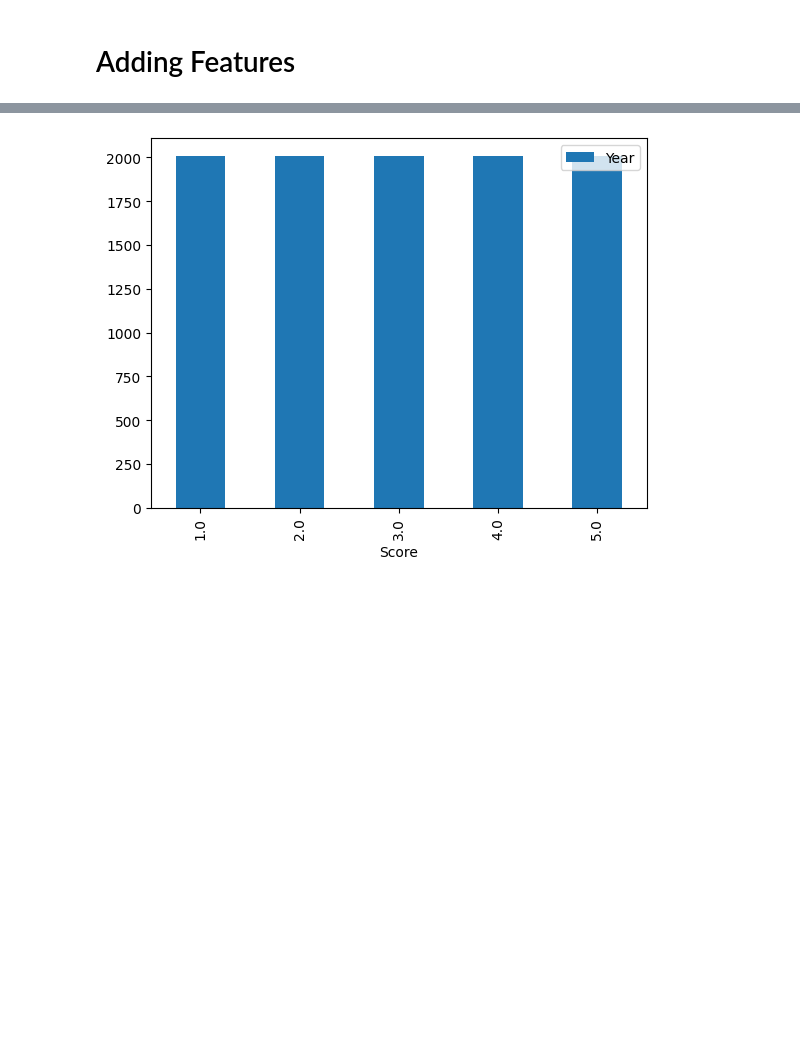
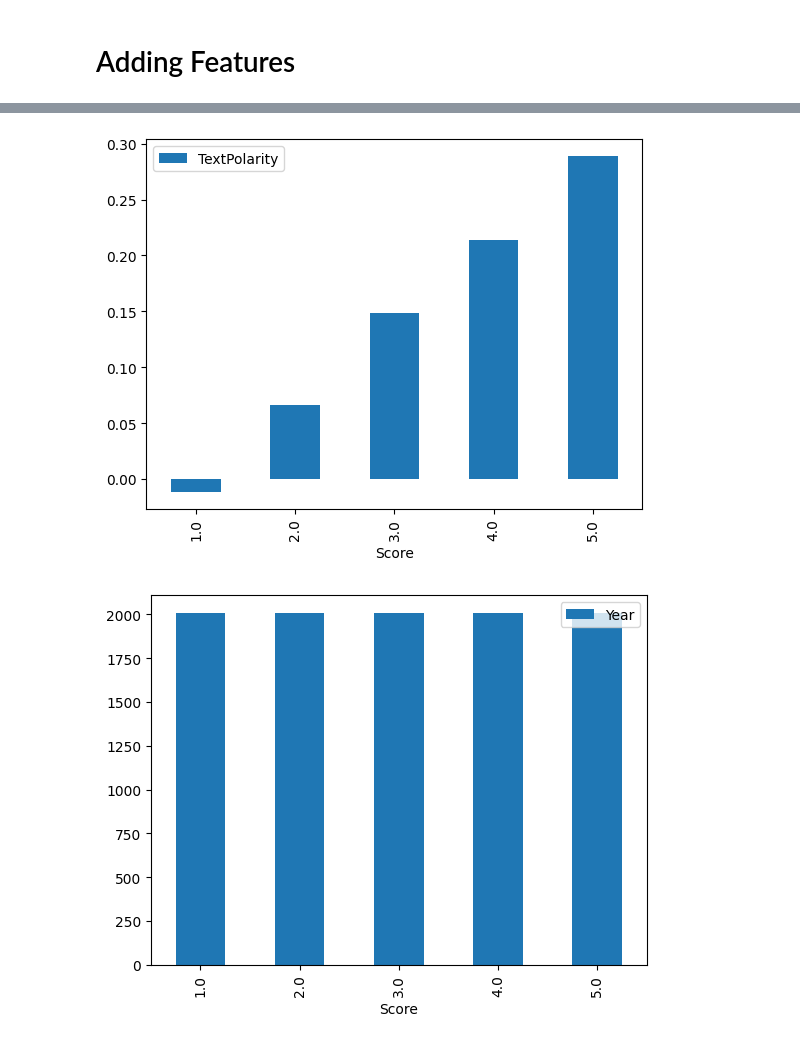
Before and after one commit to SeanRMcC/mccartys-midterm, a Jupyter notebook: starter_code.ipynb, the cells around one changed output, grey strips where cells are left out. Drawn from its saved outputs; the diff is of its cells as text; code cells hidden in the pictures; blank space fills up the shorter version.

Commit message:
Add feature for polarity of text portion using semantic analysis

```diff
--- a/starter_code.ipynb
+++ b/starter_code.ipynb
@@ -72,10 +73,12 @@ def add_features_to(df):
     df["NumQuestion"] = df["Text"].apply(lambda s: sum([1 for c in s if c == "?"]) if type(s) == str else 0)
     df["EmotionalPunc"] = df["NumExclamation"] + df["NumQuestion"]
 
-    df["TimeReadable"] = df["Time"].apply(lambda ts: datetime.fromtimestamp(ts))
-    df["Month"] = df["TimeReadable"].apply(lambda dt: dt.month)
-    df["Hour"] = df["TimeReadable"].apply(lambda dt: dt.hour)
-    df["Year"] = df["TimeReadable"].apply(lambda dt: dt.year)
+    # df["TimeReadable"] = df["Time"].apply(lambda ts: datetime.fromtimestamp(ts))
+    # df["Month"] = df["TimeReadable"].apply(lambda dt: dt.month)
+    # df["Hour"] = df["TimeReadable"].apply(lambda dt: dt.hour)
+    # df["Year"] = df["TimeReadable"].apply(lambda dt: dt.year)
+
+    df["TextPolarity"] = df["Text"].apply(lambda s: TextBlob(s).sentiment.polarity if type(s) == str else 0)
 
     return df
 
@@ -119,6 +122,11 @@ X_train.head(20)
 | 17 | 755559 | B00009NHAJ | A2OYT6UXIH4WSS | 1 | 1 | 1262131200 | madonna and sean looked cute toge... | i have to admit that madonna and ... | ... |
 | 18 | 79180 | 0788806734 | AL1HK3GRQF4RZ | 5 | 7 | 1202515200 | Loved this movie | I'm giving it 5 stars because the... | ... |
 | 19 | 333434 | 6302779448 | AZJXUVU1X8VB2 | 0 | 0 | 1402704000 | Great movie especially for Biolog... | I remember seeing this movie for ... | ... |
+# %%
+X_train[["Score", "TextPolarity"]].groupby("Score").mean().plot(kind="bar")
+plt.show()
+# %% [output]
+[figure, added]
 # %%
 X_train[["Score", "Year"]].groupby("Score").mean().plot(kind="bar")
 plt.show()
```
Also changed, not shown: parts of 1 cell of this notebook.
